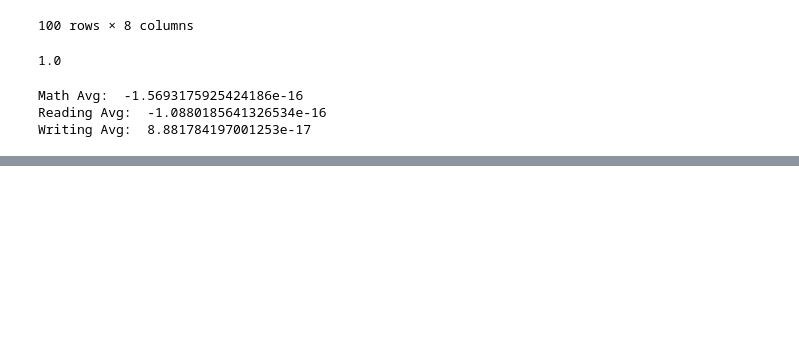
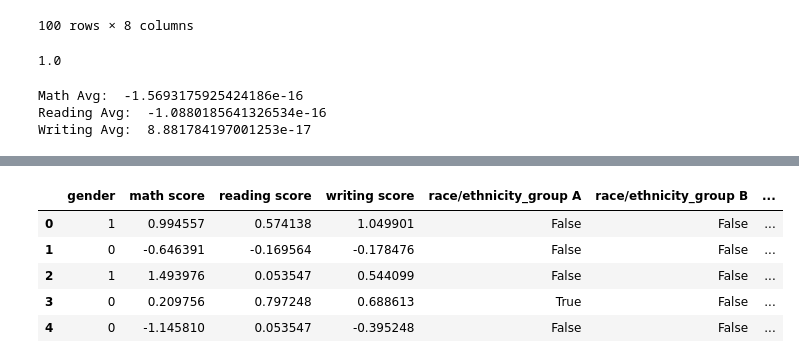
Before and after one commit to abhinavmedikonda/ML, a Jupyter notebook: code/01-CategoricalAndNumericData.ipynb, the cells around one changed output, grey strips where cells are left out. Saved outputs shown, nothing was run; the diff lists cells and outputs as text; code cells hidden in the pictures; blank space fills up the shorter version.

```diff
--- a/code/01-CategoricalAndNumericData.ipynb
+++ b/code/01-CategoricalAndNumericData.ipynb
@@ -76,0 +126,10 @@ Writing Avg:  8.881784197001253e-17
+# %%
+exam_data = pd.get_dummies(exam_data, columns=['parental level of education', 'lunch', 'test preparation course'])
+exam_data.head()
+# %% [output]
+|  | gender | math score | reading score | writing score | race/ethnicity_group A | race/ethnicity_group B | ... |
+| 0 | 1 | 0.994557 | 0.574138 | 1.049901 | False | False | ... |
+| 1 | 0 | -0.646391 | -0.169564 | -0.178476 | False | False | ... |
+| 2 | 1 | 1.493976 | 0.053547 | 0.544099 | False | False | ... |
+| 3 | 0 | 0.209756 | 0.797248 | 0.688613 | True | False | ... |
+| 4 | 0 | -1.145810 | 0.053547 | -0.395248 | False | False | ... |
```
Also changed, not shown: parts of 5 cells of this notebook, 1 other file.
